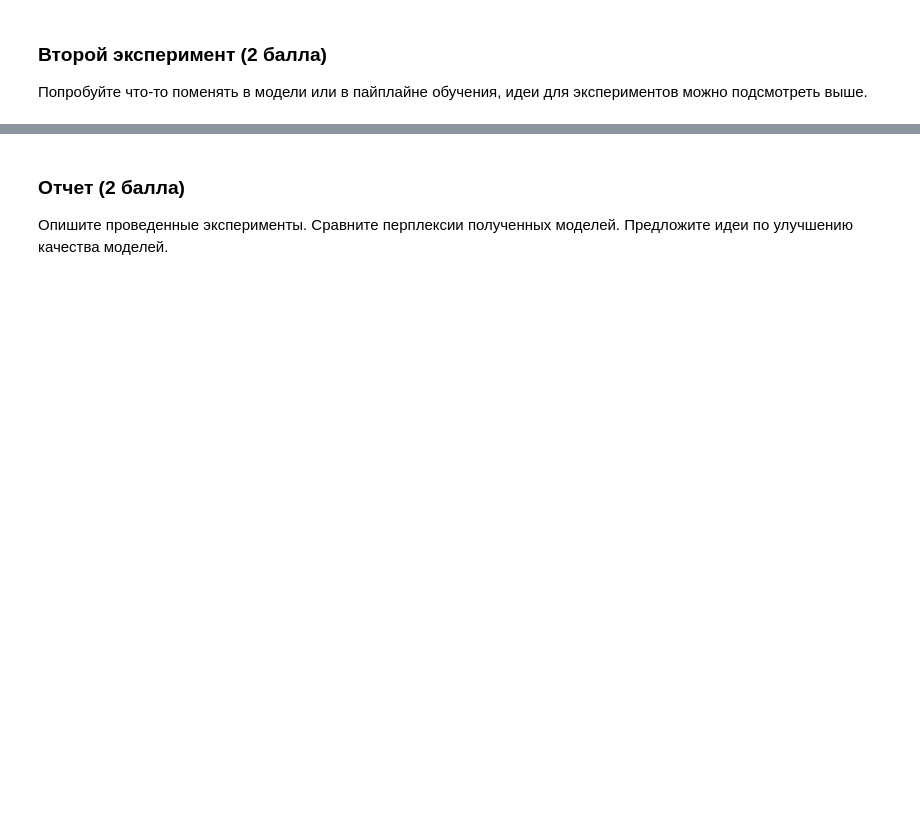
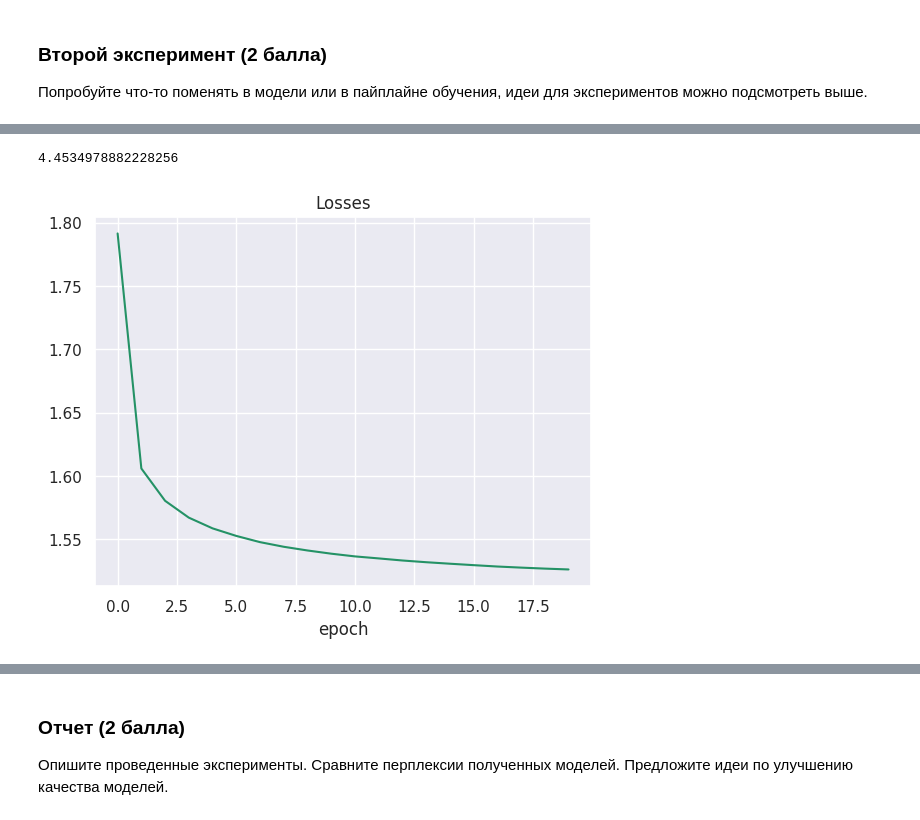
Before and after one commit to syurakshinps/MLDL, a Jupyter notebook: dls-2024-2-hw3.ipynb, the cells around one changed output, grey strips where cells are left out. Cells and saved outputs as stored; diff of their text form; code cells hidden in the pictures; blank space fills up the shorter version.

```diff
--- a/dls-2024-2-hw3.ipynb
+++ b/dls-2024-2-hw3.ipynb
@@ -444,0 +581,4 @@ Epoch 2: Average Loss = 1.6811, Perplexity = 5.0203
+# %%
+evaluate(model, criterion, test_dataloader)
+# %% [output]
+4.4534978882228256
@@ -444,0 +587,28 @@ Epoch 2: Average Loss = 1.6811, Perplexity = 5.0203
+# %%
+# лоси
+losses = [1.7914391741056024,
+  1.6060213096577083,
+  1.5805288581067185,
+  1.567237405322143,
+  1.558777547939272,
+  1.5528194322956537,
+  1.5479106631088535,
+  1.5442518907786502,
+  1.541332561931057,
+  1.538801109749493,
+  1.5366555613234771,
+  1.535068685439258,
+  1.5334266556694236,
+  1.532070808725463,
+  1.5308875509928597,
+  1.5297533940947146,
+  1.5286724905386777,
+  1.5278089319661696,
+  1.5270269839580577,
+  1.5263614414513558]
+plt.plot(np.arange(len(losses)), losses)
+plt.title('Losses')
+plt.xlabel("epoch")
+plt.show()
+# %% [output]
+[figure, added]
```
Also changed, not shown: parts of 24 cells of this notebook.
